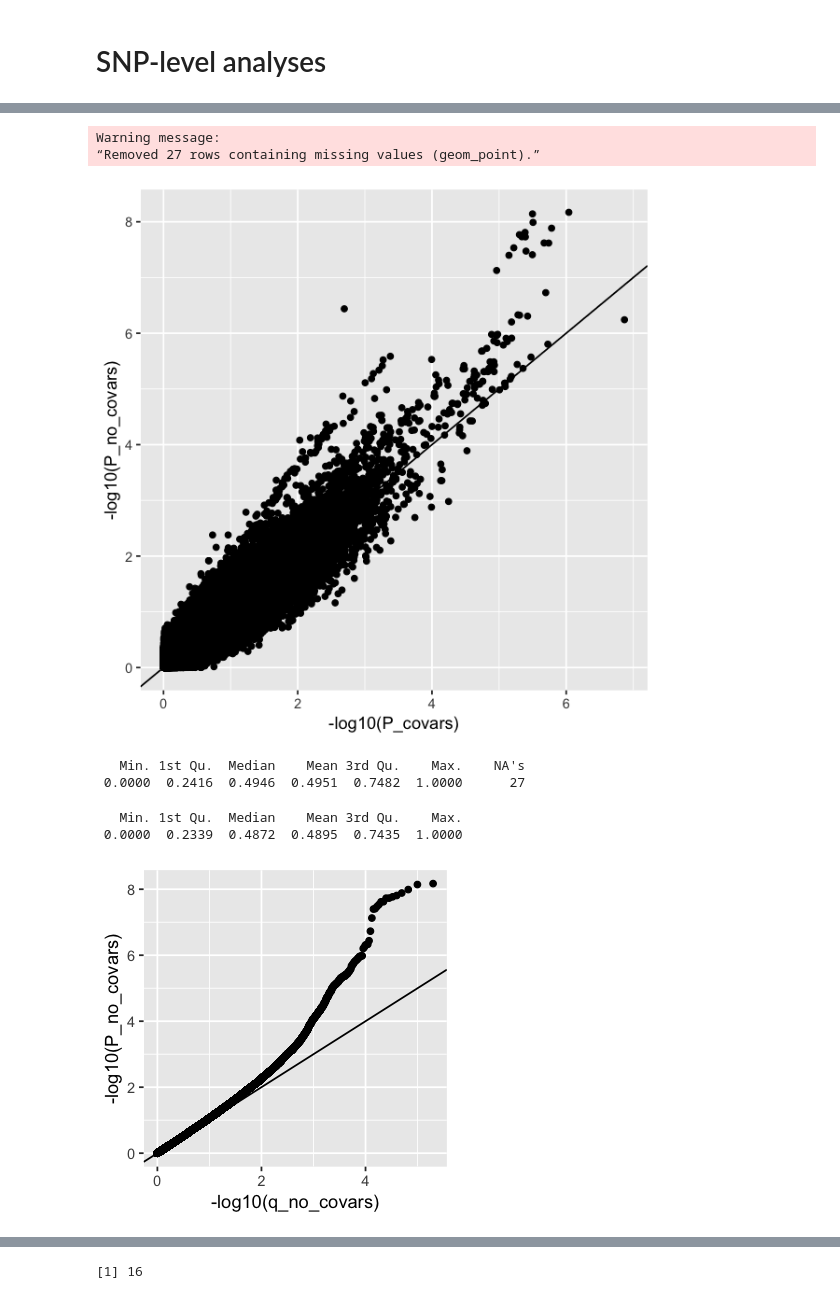
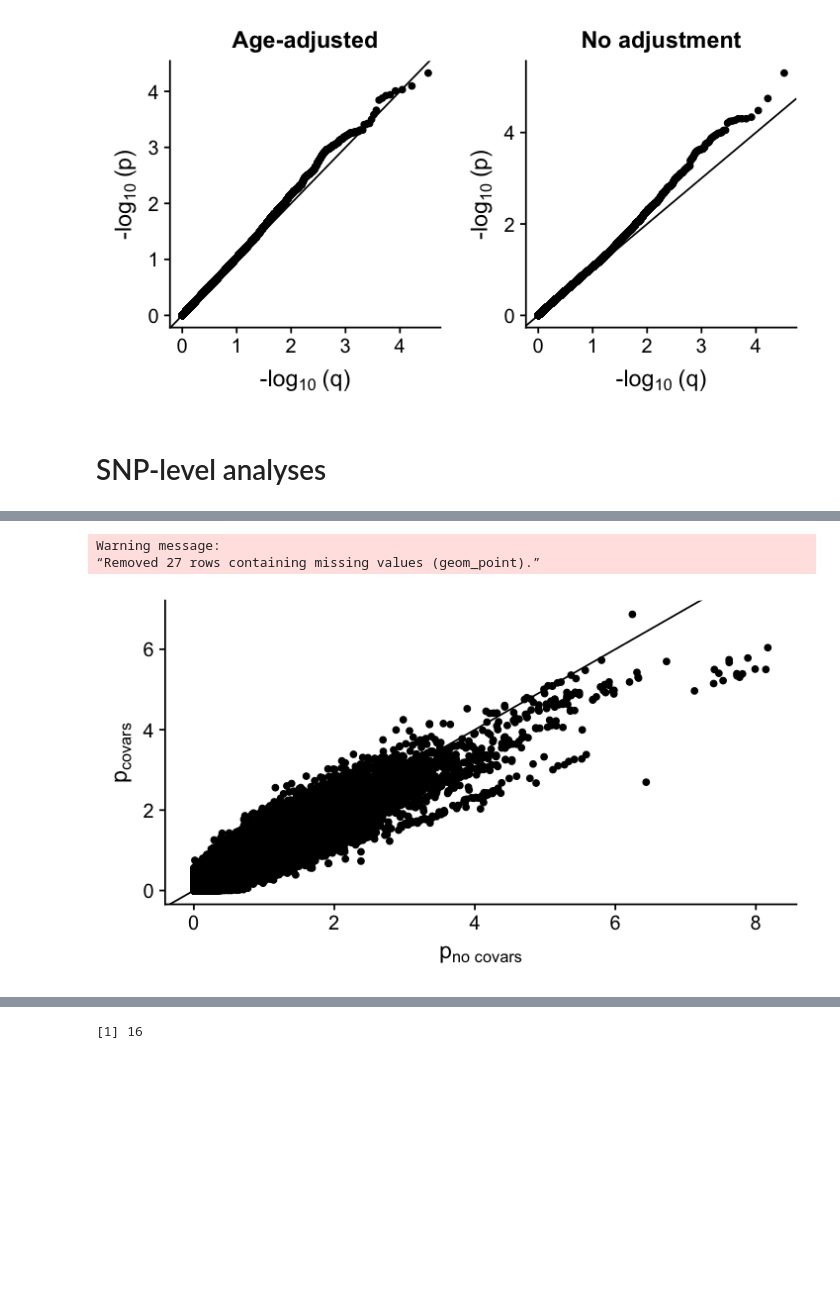
Before and after one commit to hclimente/genewa, a Jupyter notebook: results/truth/checks_on_filters.ipynb, the cells around one changed output, grey strips where cells are left out. Drawn from its saved outputs; the diff is of its cells as text; code cells hidden in the pictures; blank space fills up the shorter version.

Commit message:
removed age adjustment from benchmark

```diff
--- a/results/truth/checks_on_filters.ipynb
+++ b/results/truth/checks_on_filters.ipynb
@@ -44,3 +91,18 @@ Conclusion: we should not LD prune our data for VEGAS-score computation.
+# %%
+no_covars <- ggplot(vegas, aes(-log10(q_no_covars), -log10(Pvalue_no_covars))) +
+    geom_point() +
+    geom_abline(slope = 1) +
+    labs(title = 'No adjustment', x = bquote('-log' [10] ~'(q)'), y = bquote('-log' [10] ~'(p)'))
+
+covars <- ggplot(vegas, aes(-log10(q_covars), -log10(Pvalue_covars))) +
+    geom_point() +
+    geom_abline(slope = 1) +
+    labs(title = 'Age-adjusted', x = bquote('-log' [10] ~'(q)'), y = bquote('-log' [10] ~'(p)'))
+
+options(repr.plot.width=6, repr.plot.height=3.3)
+plot_grid(covars, no_covars)
+# %% [output]
+[figure, added]
 # %% [markdown]
 # SNP-level analyses
 # %%
@@ -70,25 +132,11 @@ cols(
   OR = col_double()
 )
 # %%
-ggplot(snps, aes(-log10(P_covars), -log10(P_no_covars))) +
+ggplot(snps, aes(-log10(P_no_covars), -log10(P_covars))) +
     geom_point() +
-    geom_abline(slope = 1)
+    geom_abline(slope = 1) +
+    labs(x = bquote('p' ['no covars']), y = bquote('p' ['covars']))
 # %% [output]
 Warning message:
 “Removed 27 rows containing missing values (geom_point).”
-[figure, old version]
+[figure, new version]
-# %%
-summary(snps$P_covars)
-summary(snps$P_no_covars)
-# %% [output]
-   Min. 1st Qu.  Median    Mean 3rd Qu.    Max.    NA's
- 0.0000  0.2416  0.4946  0.4951  0.7482  1.0000      27
-   Min. 1st Qu.  Median    Mean 3rd Qu.    Max.
- 0.0000  0.2339  0.4872  0.4895  0.7435  1.0000
-# %%
-options(repr.plot.width=3, repr.plot.height=3)
-ggplot(snps, aes(-log10(q_no_covars), -log10(P_no_covars))) +
-    geom_point() +
-    geom_abline(slope = 1)
-# %% [output]
-[figure, removed]
```
Also changed, not shown: parts of 8 cells of this notebook, 1 other file.
